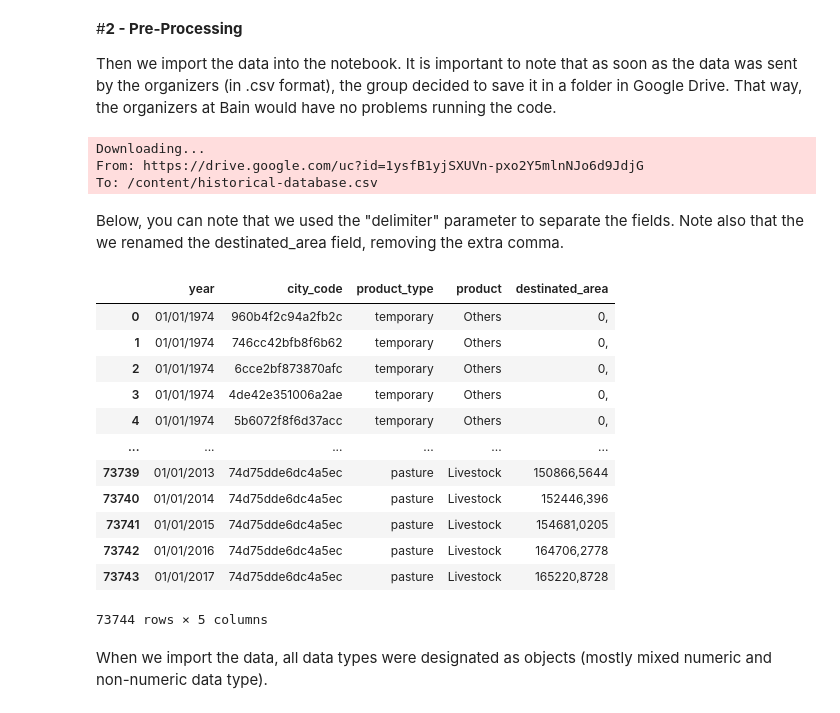
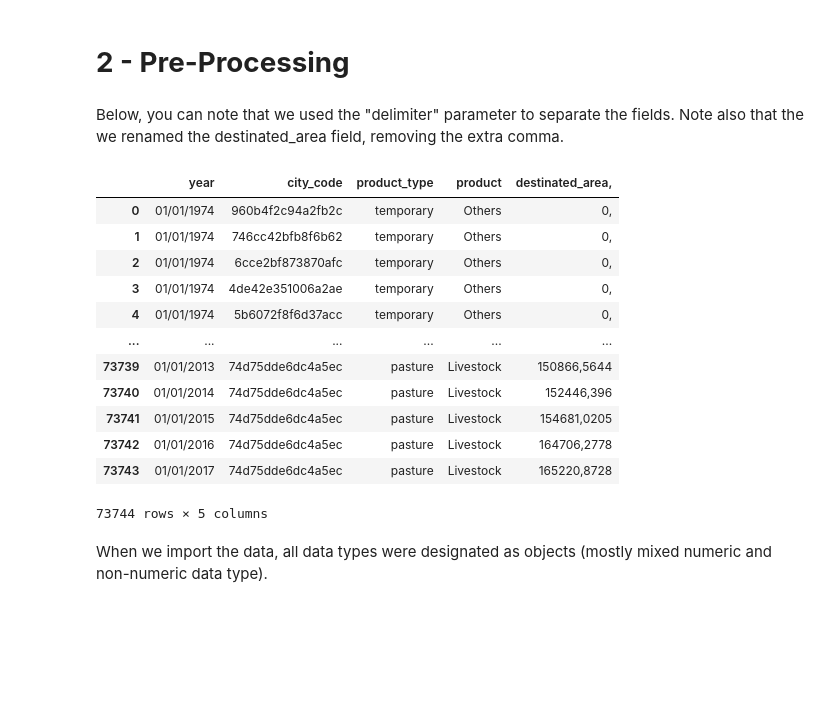
Before and after one commit to LucasLessa1/challengeBain, a Jupyter notebook: Desafio_Bain_&_Company.ipynb, the cells around one changed output. Saved outputs shown, nothing was run; the diff lists cells and outputs as text; code cells hidden in the pictures; blank space fills up the shorter version.

```diff
--- a/Desafio_Bain_&_Company.ipynb
+++ b/Desafio_Bain_&_Company.ipynb
@@ -13,27 +13,21 @@ import gdown
-# %% [markdown]
-#**2 - Pre-Processing**
-
-Then we import the data into the notebook. It is important to note that as soon as the data was sent by the organizers (in .csv format), the group decided to save it in a folder in Google Drive. That way, the organizers at Bain would have no problems running the code.
+# %% [markdown]
+# **2 - Pre-Processing**
 # %%
-#download data csv
-def download(id):
-  url = 'https://drive.google.com/uc?id=' + str(id)
-  gdown.download(url, output = None, quiet = False)
+# #download data csv
+# def download(id):
+#   url = 'https://drive.google.com/uc?id=' + str(id)
+#   gdown.download(url, output = None, quiet = False)
 
 
-download('1ysfB1yjSXUVn-pxo2Y5mlnNJo6d9JdjG')
+# download('1ysfB1yjSXUVn-pxo2Y5mlnNJo6d9JdjG')
-# %% [output]
-Downloading...
-From: https://drive.google.com/uc?id=1ysfB1yjSXUVn-pxo2Y5mlnNJo6d9JdjG
-To: /content/historical-database.csv
 # %% [markdown]
 Below, you can note that we used the "delimiter" parameter to separate the fields. Note also that the we renamed the destinated_area field, removing the extra comma.
 # %%
-df = pd.read_csv('historical-database.csv',delimiter =";")
-df.rename(columns = {'destinated_area,':'destinated_area'}, inplace = True)
+df = pd.read_csv('data/historical-database.csv', delimiter=";")
+df.rename(columns={'destinated_area':'destinated_area'}, inplace = True)
 df
 # %% [output]
-|  | year | city_code | product_type | product | destinated_area |
+|  | year | city_code | product_type | product | destinated_area, |
 | 0 | 01/01/1974 | 960b4f2c94a2fb2c | temporary | Others | 0, |
 | 1 | 01/01/1974 | 746cc42bfb8f6b62 | temporary | Others | 0, |
 | 2 | 01/01/1974 | 6cce2bf873870afc | temporary | Others | 0, |
```
Also changed, not shown: parts of 68 cells of this notebook.
